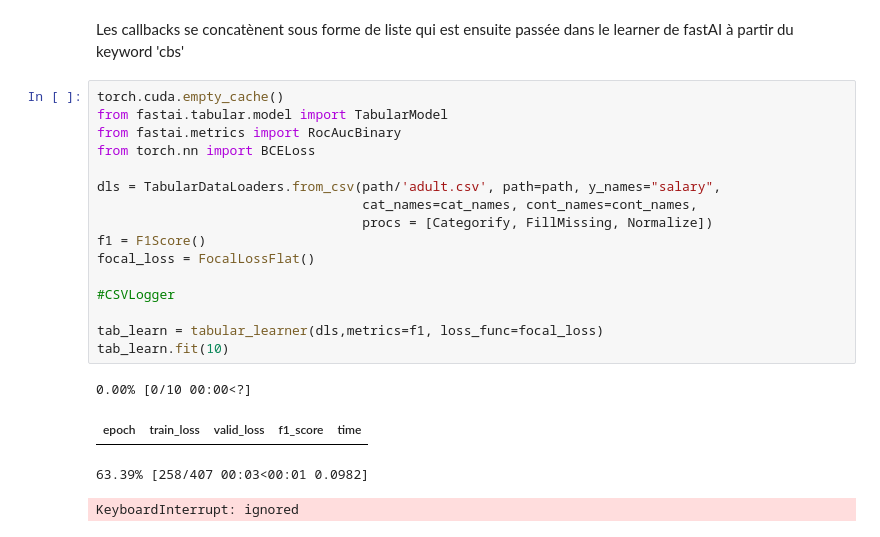
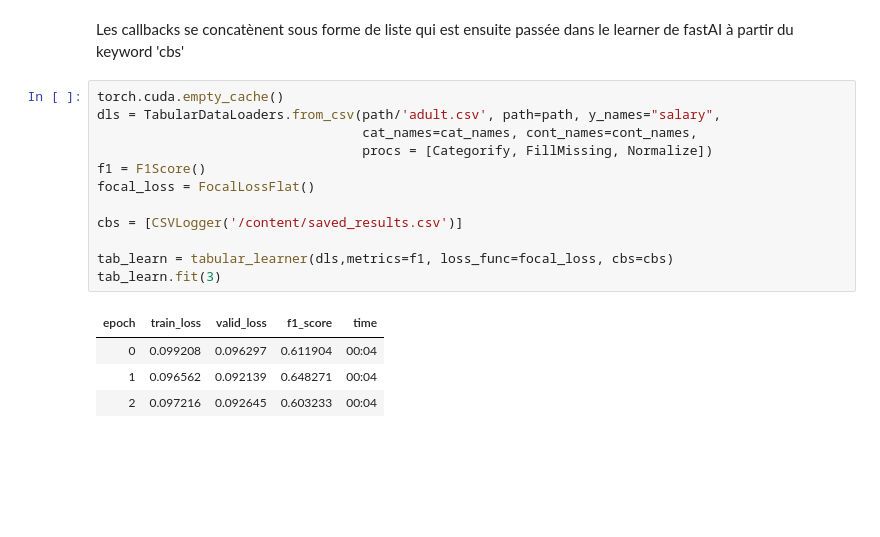
Before and after one commit to antmaio/Creactif_Fastai, a Jupyter notebook: Fastai_Seance7.ipynb, the cells around one changed output. Cells and saved outputs as stored; diff of their text form; blank space fills up the shorter version.

```diff
--- a/Fastai_Seance7.ipynb
+++ b/Fastai_Seance7.ipynb
@@ -318,22 +270,18 @@ Des Callbacks sont des classes qui sont appelés lors d'évènement particulier
 Les callbacks se concatènent sous forme de liste qui est ensuite passée dans le learner de fastAI à partir du keyword 'cbs'
 # %%
 torch.cuda.empty_cache()
-from fastai.tabular.model import TabularModel
-from fastai.metrics import RocAucBinary
-from torch.nn import BCELoss
-
 dls = TabularDataLoaders.from_csv(path/'adult.csv', path=path, y_names="salary",
                                   cat_names=cat_names, cont_names=cont_names,
                                   procs = [Categorify, FillMissing, Normalize])
 f1 = F1Score()
 focal_loss = FocalLossFlat()
 
-#CSVLogger
+cbs = [CSVLogger('/content/saved_results.csv')]
 
-tab_learn = tabular_learner(dls,metrics=f1, loss_func=focal_loss)
-tab_learn.fit(10)
+tab_learn = tabular_learner(dls,metrics=f1, loss_func=focal_loss, cbs=cbs)
+tab_learn.fit(3)
 # %% [output]
-0.00% [0/10 00:00<?]
 | epoch | train_loss | valid_loss | f1_score | time |
+| 0 | 0.099208 | 0.096297 | 0.611904 | 00:04 |
+| 1 | 0.096562 | 0.092139 | 0.648271 | 00:04 |
+| 2 | 0.097216 | 0.092645 | 0.603233 | 00:04 |
-63.39% [258/407 00:03<00:01 0.0982]
-KeyboardInterrupt: ignored
```
Also changed, not shown: parts of 32 cells of this notebook.
